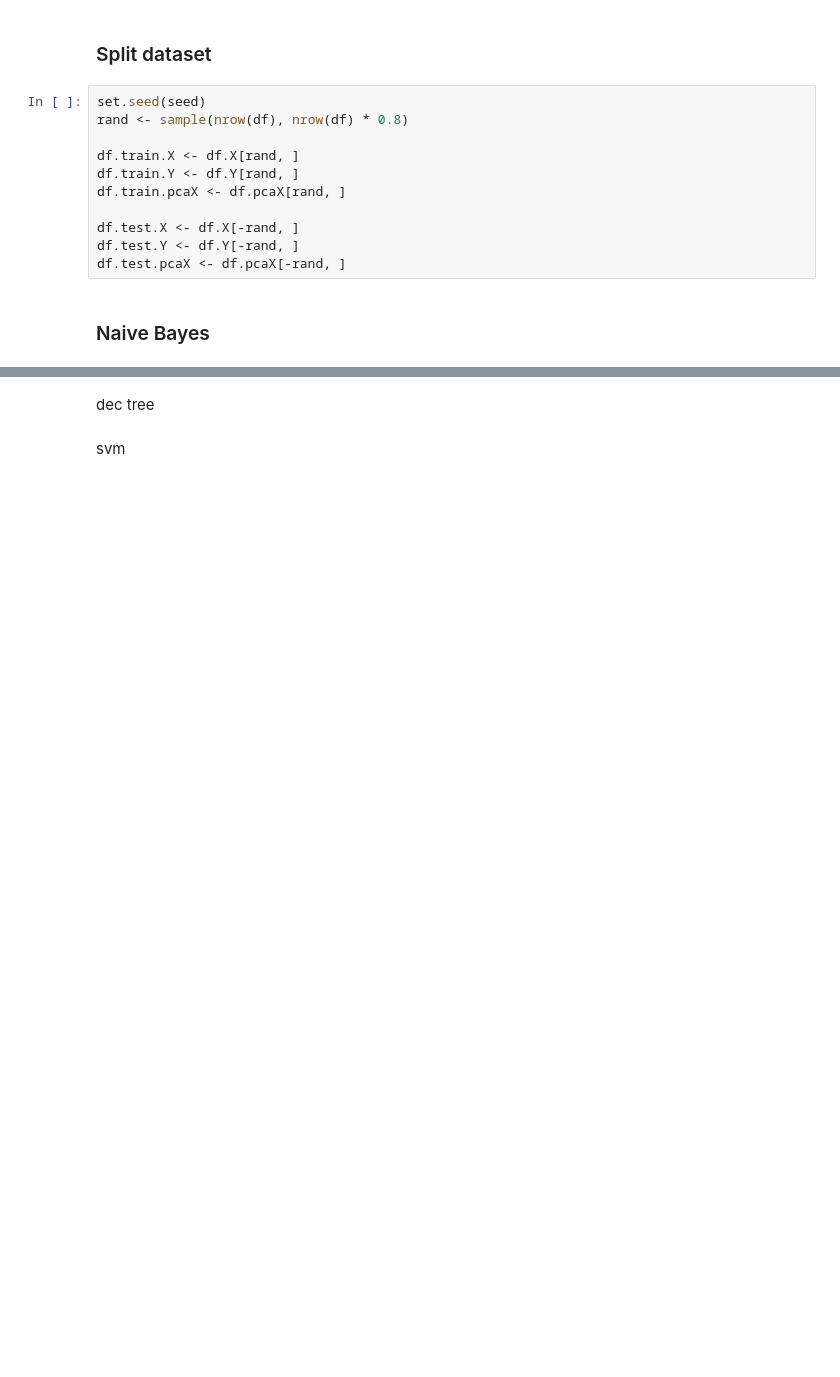
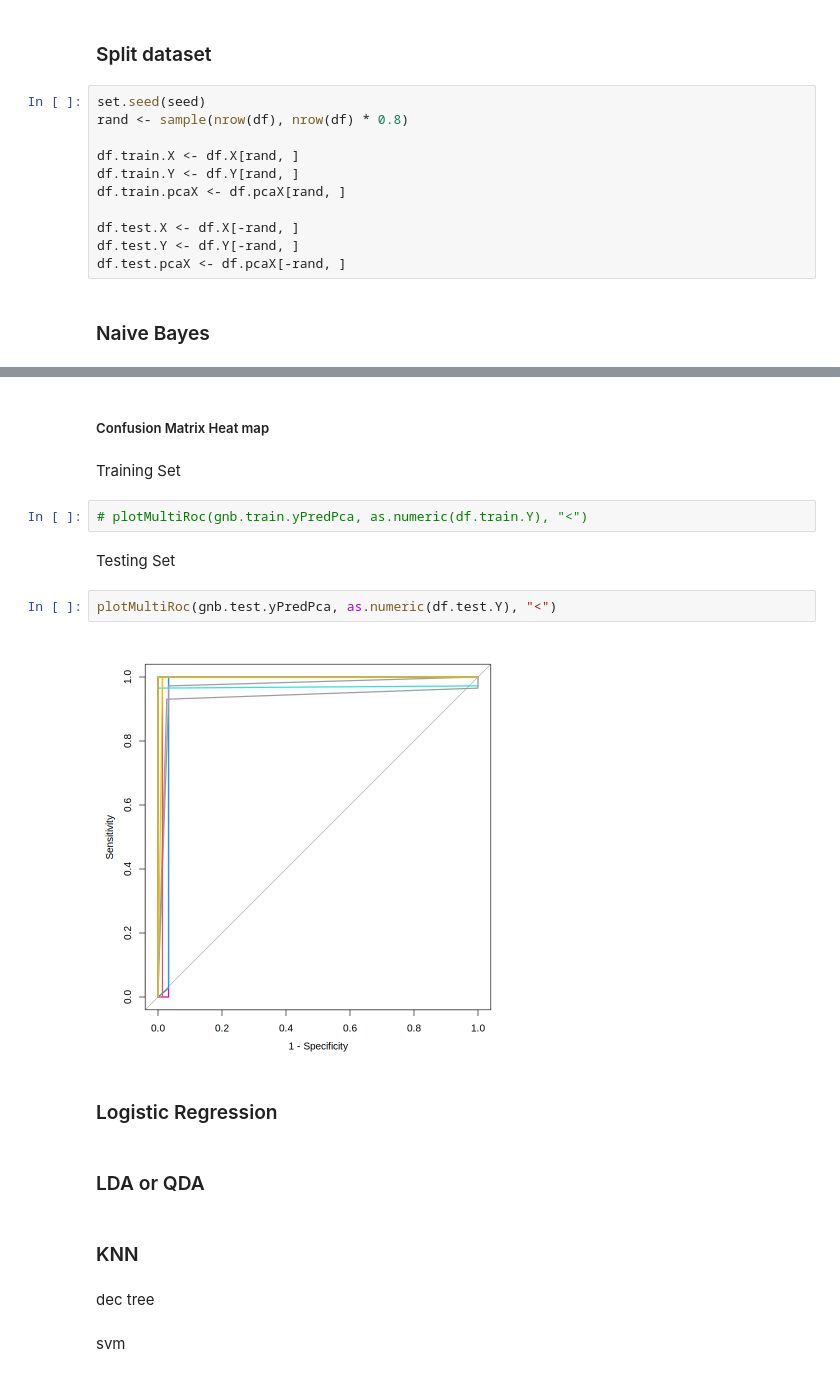
Before and after one commit to AlexLeungZ/SDSC3006-proj, a Jupyter notebook: code/proj.ipynb, the cells around one changed output, grey strips where cells are left out. Saved outputs shown, nothing was run; the diff lists cells and outputs as text; blank space fills up the shorter version.

```diff
--- a/code/proj.ipynb
+++ b/code/proj.ipynb
@@ -135,5 +172,23 @@ plotCM2Heatmap(cm$table)
 # %% [output]
 [figure]
+# %% [markdown]
+##### Confusion Matrix Heat map
+# %% [markdown]
+Training Set
+# %%
+# plotMultiRoc(gnb.train.yPredPca, as.numeric(df.train.Y), "<")
+# %% [markdown]
+Testing Set
+# %%
+plotMultiRoc(gnb.test.yPredPca, as.numeric(df.test.Y), "<")
+# %% [output]
+[figure, added]
+# %% [markdown]
+### Logistic Regression
+# %% [markdown]
+### LDA or QDA
+# %% [markdown]
+### KNN
 # %% [markdown]
 dec tree
 # %% [markdown]
```
Also changed, not shown: parts of 25 cells of this notebook.
